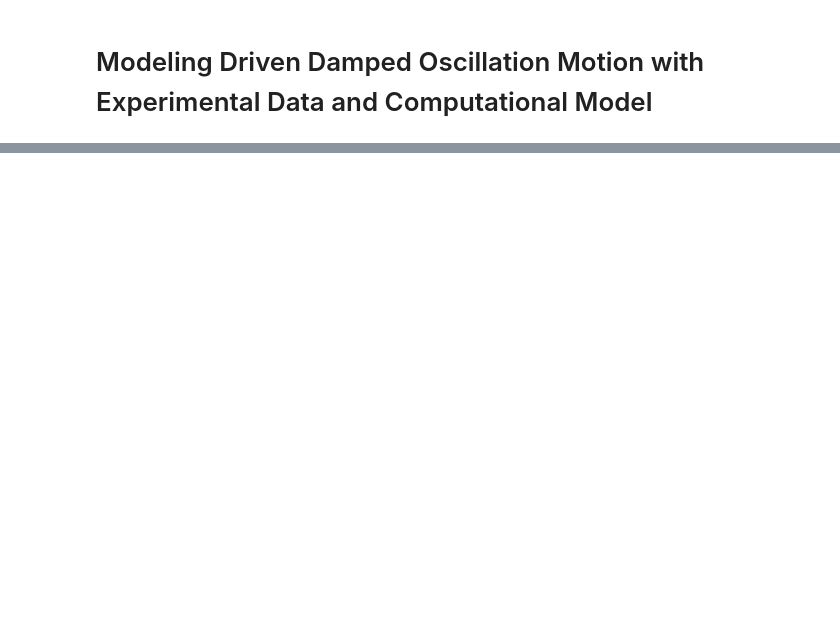
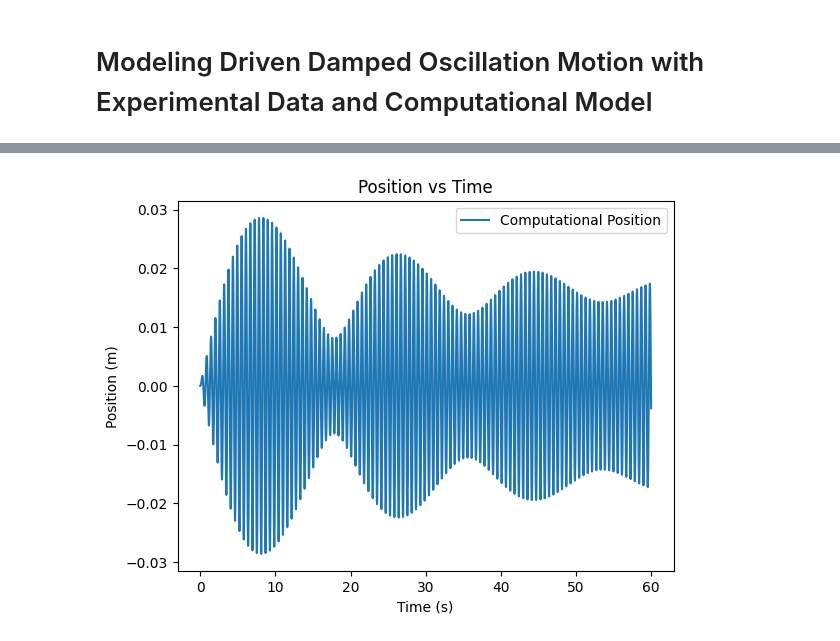
Before and after one commit to kevinthegreat1/HonorsPhysics2, a Jupyter notebook: Unit5/DrivenDampedOscillation/Model.ipynb, the cells around one changed output, grey strips where cells are left out. Cells and saved outputs as stored; diff of their text form; code cells hidden in the pictures; blank space fills up the shorter version.

```diff
--- a/Unit5/DrivenDampedOscillation/Model.ipynb
+++ b/Unit5/DrivenDampedOscillation/Model.ipynb
@@ -41,0 +42,17 @@ compute_models(1)
+# %%
+# Computational Model of Driven Damped Oscillation Motion
+def computational_model_only(index):
+    # Calculate acceleration based on the spring force, the driving force, the air resistance and the force of gravity
+    def compute_acceleration(t, x, v, a):
+        return -spring_constants[index] * (x + masses[index] * gravitational_acceleration / spring_constants[index]) / masses[index] + driving_force_amplitude[index] * math.sin(math.tau * driving_force_frequency[index] * t) - coefficient_of_air_resistance[index] * v * abs(v) / masses[index] + gravitational_acceleration
+
+    # Compute the list of time, position, velocity, and acceleration
+    times = np.linspace(0, 60, 10000)
+    _, positions, velocities, accelerations = model_utils.euler_method(compute_acceleration, times=times, position_initial=0)
+
+    # Graph the position for all experimental trials and the computational model
+    model_utils.graph("Position", "m", [(times, positions, "Computational Position")], f"Graphs/Computational Position{index + 1}")
+# %%
+computational_model_only(1)
+# %% [output]
+[figure, added]
```
Also changed, not shown: parts of 2 cells of this notebook, 2 other files.
